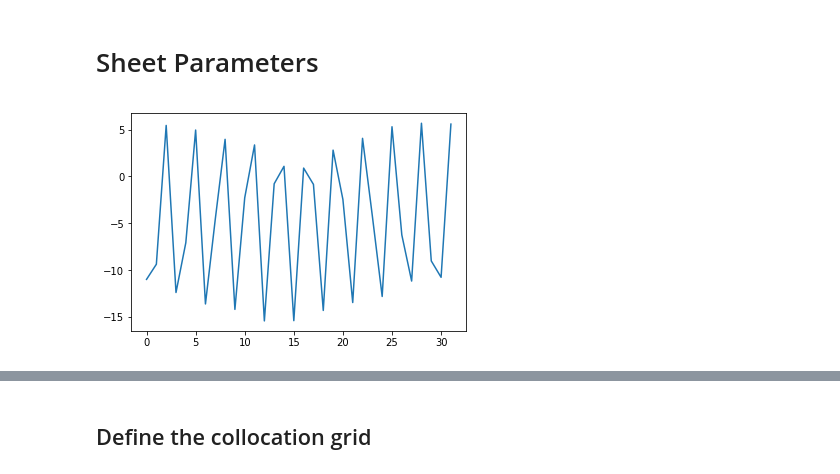
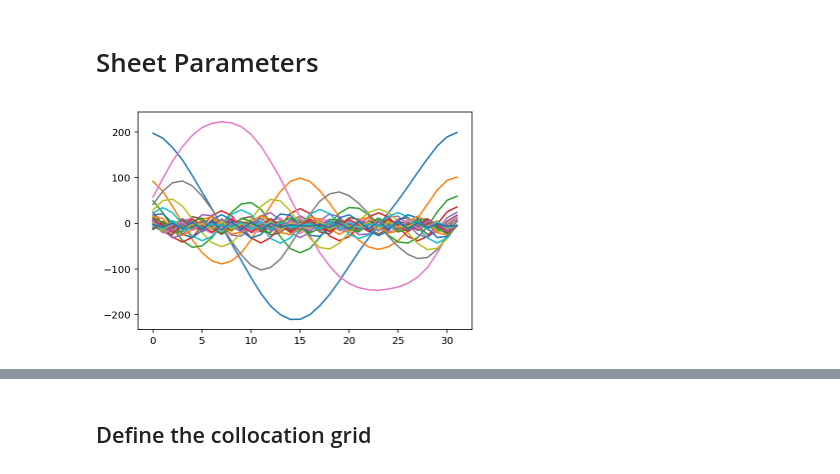
Before and after one commit to jcockayne/bayesian_pdes, a Jupyter notebook: notebooks/EIT2.ipynb, the cells around one changed output, grey strips where cells are left out. Cells and saved outputs as stored; diff of their text form; code cells hidden in the pictures.

```diff
--- a/notebooks/EIT2.ipynb
+++ b/notebooks/EIT2.ipynb
@@ -60,9 +78,9 @@ pattern = eit.grids.EITPattern(meas_pattern, stim_pattern)
 # %%
 data = voltages
 # %%
-plt.plot(data[10].T);
+plt.plot(data.T);
 # %% [output]
-[figure, old version]
+[figure, new version]
 # %%
 # load in reference data
 ref_voltage_file = np.loadtxt('dummy_data/voltages.txt')
```
Also changed, not shown: parts of 17 cells of this notebook.
